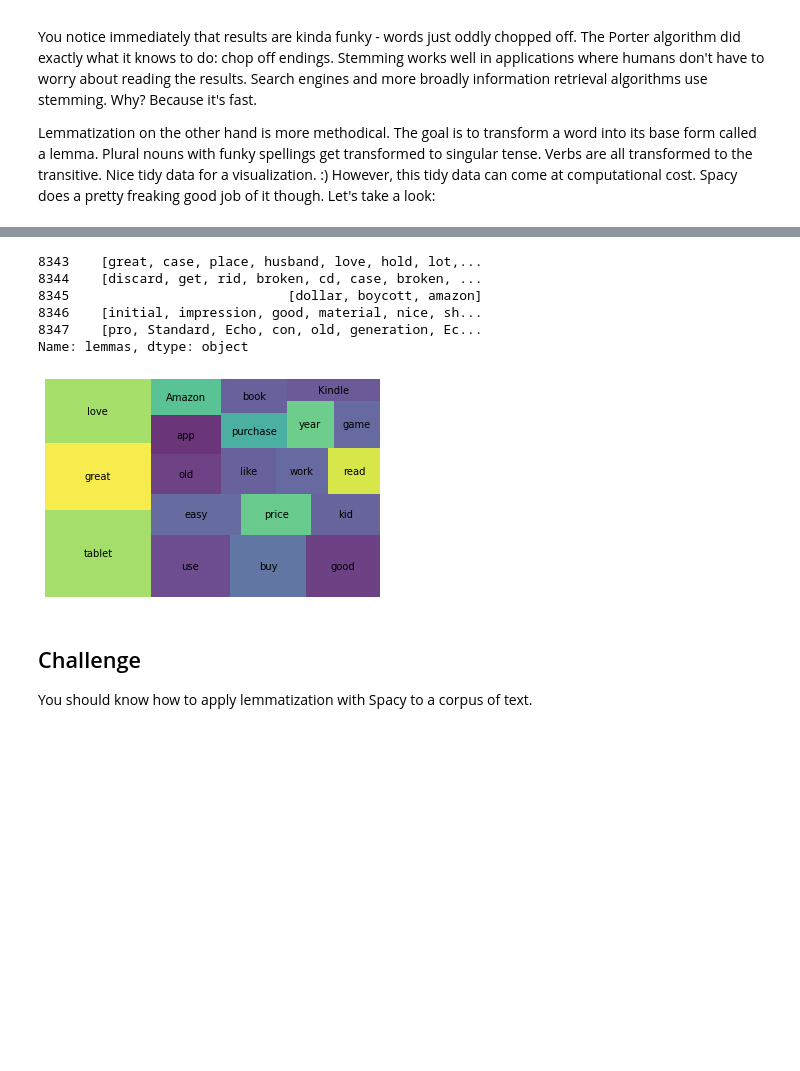
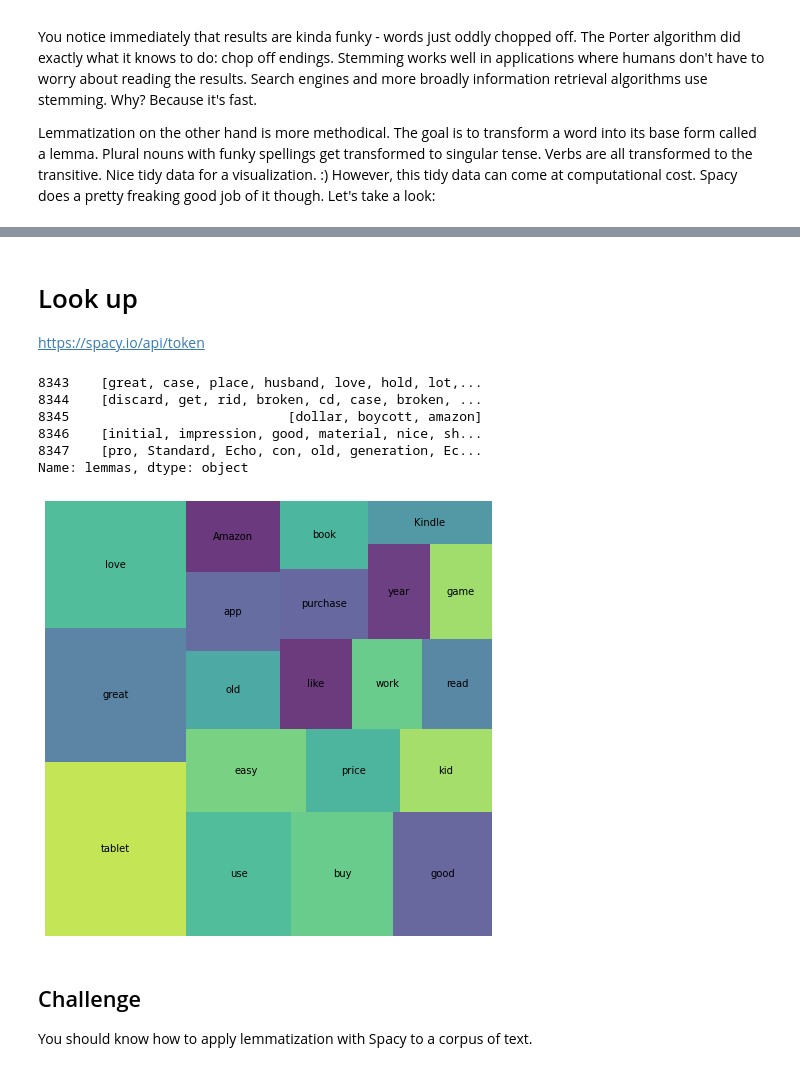
Before and after one commit to JeffreyAsuncion/DS-Unit-4-Sprint-1-NLP, a Jupyter notebook: module1-text-data/LS_DS_411_Text Data_Lecture-AlexKim.ipynb, the cells around one changed output, grey strips where cells are left out. Cells and saved outputs as stored; diff of their text form; code cells hidden in the pictures; blank space fills up the shorter version.

```diff
--- a/module1-text-data/LS_DS_411_Text Data_Lecture-AlexKim.ipynb
+++ b/module1-text-data/LS_DS_411_Text Data_Lecture-AlexKim.ipynb
@@ -418,8 +456,10 @@ sample = "Friends, Romans, countrymen, lend me your ears;"
 tokens = []
 
 """ Make them tokens """
+# look up documentation on tokenizer.pipe()
 for doc in tokenizer.pipe(df['reviews.text'], batch_size=500):
     doc_tokens = [token.text for token in doc]
     tokens.append(doc_tokens)
 
-df['tokens'] = tokens
+df['spaCy_tokens'] = tokens
+df['spaCy_tokens'].head()
@@ -579,4 +616,5 @@ for doc in tokenizer.pipe(df['reviews.text'], batch_size=500):
 
     tokens.append(doc_tokens)
 
-df['tokens'] = tokens
+df['spaCy_tokens_v2'] = tokens
+df.spaCy_tokens_v2.head()
@@ -642,5 +686,5 @@ for doc in tokenizer.pipe(df['reviews.text'], batch_size=500):
 
     tokens.append(doc_tokens)
 
-df['tokens'] = tokens
+df['spaCy_tokens_v3'] = tokens
 # %%
@@ -821,3 +872,3 @@ Apply the Porter stemming algorithm to the tokens in the `df` dataframe. Visuali
 # %%
 # Put in a new column `stems`
-df['stems'] = df['tokens'].apply(lambda x :[ps.stem(token) for token in x])
+df['stems'] = df['spaCy_tokens_v3'].progress_apply(lambda x :[ps.stem(token) for token in x])
@@ -896,5 +925,8 @@ here    here
 with    with
 NLP    NLP
 .    .
+# %% [markdown]
+# Look up
+https://spacy.io/api/token
 # %%
 # Wrap it all in a function
@@ -929,12 +963,13 @@ Name: lemmas, dtype: object
 # %%
 wc = count(df['lemmas'])
 wc_top20 = wc[wc['rank'] <= 20]
 
+plt.figure(figsize=(8,8))
 squarify.plot(sizes=wc_top20['pct_total'], label=wc_top20['word'], alpha=.8 )
 plt.axis('off')
 plt.show()
 # %% [output]
-[figure, old version]
+[figure, new version]
 # %% [markdown]
 ## Challenge
 
```
Also changed, not shown: parts of 42 cells of this notebook, 2 other files.
